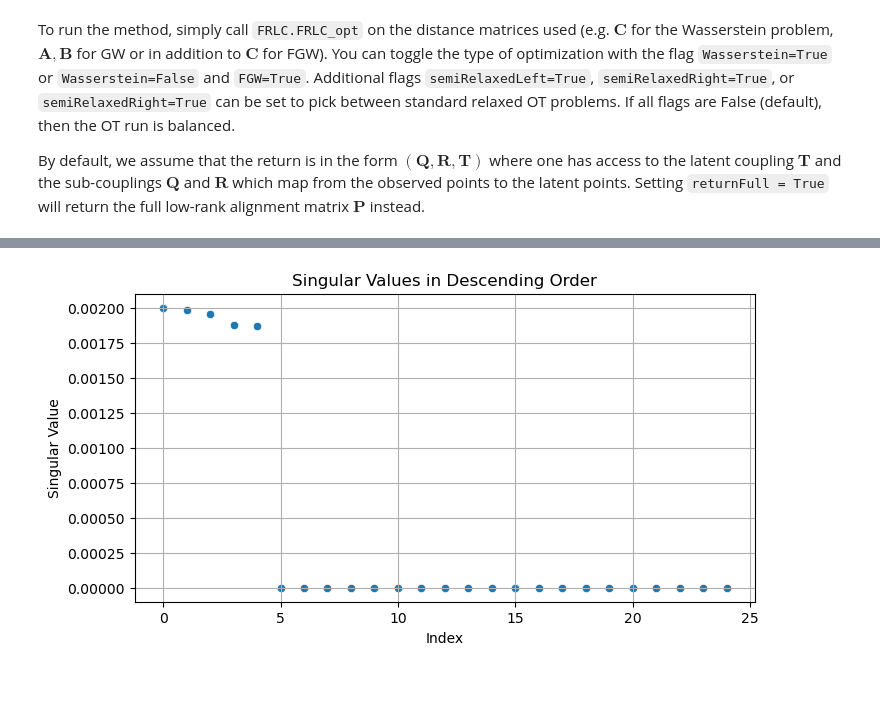
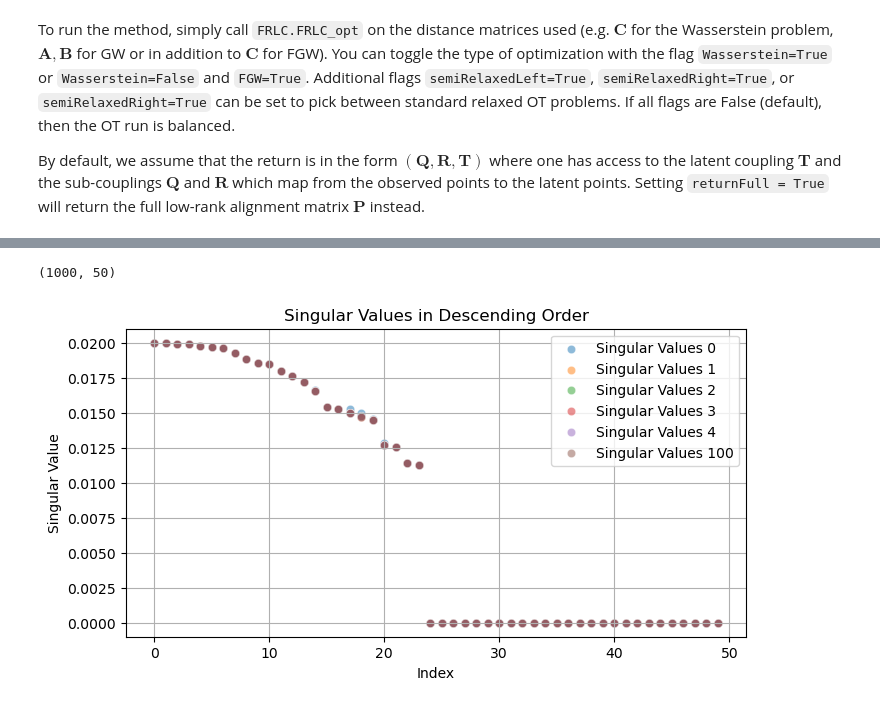
Before and after one commit to schmidt73/transport-clustering, a Jupyter notebook: notebooks/flrc_demo.ipynb, the cells around one changed output, grey strips where cells are left out. Drawn from its saved outputs; the diff is of its cells as text; code cells hidden in the pictures.

```diff
--- a/notebooks/flrc_demo.ipynb
+++ b/notebooks/flrc_demo.ipynb
@@ -57,7 +56,7 @@ def eight_normal_sample(n, dim, scale=1, var=1):
 
 
 def sample_moons(n):
-    x0, _ = generate_moons(n, noise=0.8)
+    x0, _ = generate_moons(n, noise=0.5)
     return x0 * 3 - 1
 
 def sample_8gaussians(n):
@@ -65,8 +64,8 @@ def sample_8gaussians(n):
 # %%
 from ott.geometry import pointcloud, geometry
 
-batch_size1 = 500
-batch_size2 = 500
+batch_size1 = 10
+batch_size2 = 10
 
 g1 = np.ones((batch_size1)) / batch_size1
 g2 = np.ones((batch_size2)) / batch_size2
@@ -319,15 +171,20 @@ Rank of P_round: 5
 # %%
 import seaborn as sns
 
-num_vals = 25
-sing_vals = np.linalg.svd(P)[1]
+print(singular_values.shape)
+
+num_vals = 50
+
 plt.figure(figsize=(8, 4))
-sns.scatterplot(x=np.arange(num_vals), y=sing_vals[:num_vals])
+for i in [0, 1, 2, 3, 4, 100]:
+    sns.scatterplot(x=np.arange(num_vals), y=singular_values[i,:num_vals], label=f"Singular Values {i}", alpha=0.5)
+
 plt.title("Singular Values in Descending Order")
 plt.xlabel("Index")
 #plt.yscale("log")
 plt.ylabel("Singular Value")
 plt.grid(True)
 plt.show()
 # %% [output]
+(1000, 50)
-[figure, old version]
+[figure, new version]
```
Also changed, not shown: parts of 7 cells of this notebook, 3 other files.
